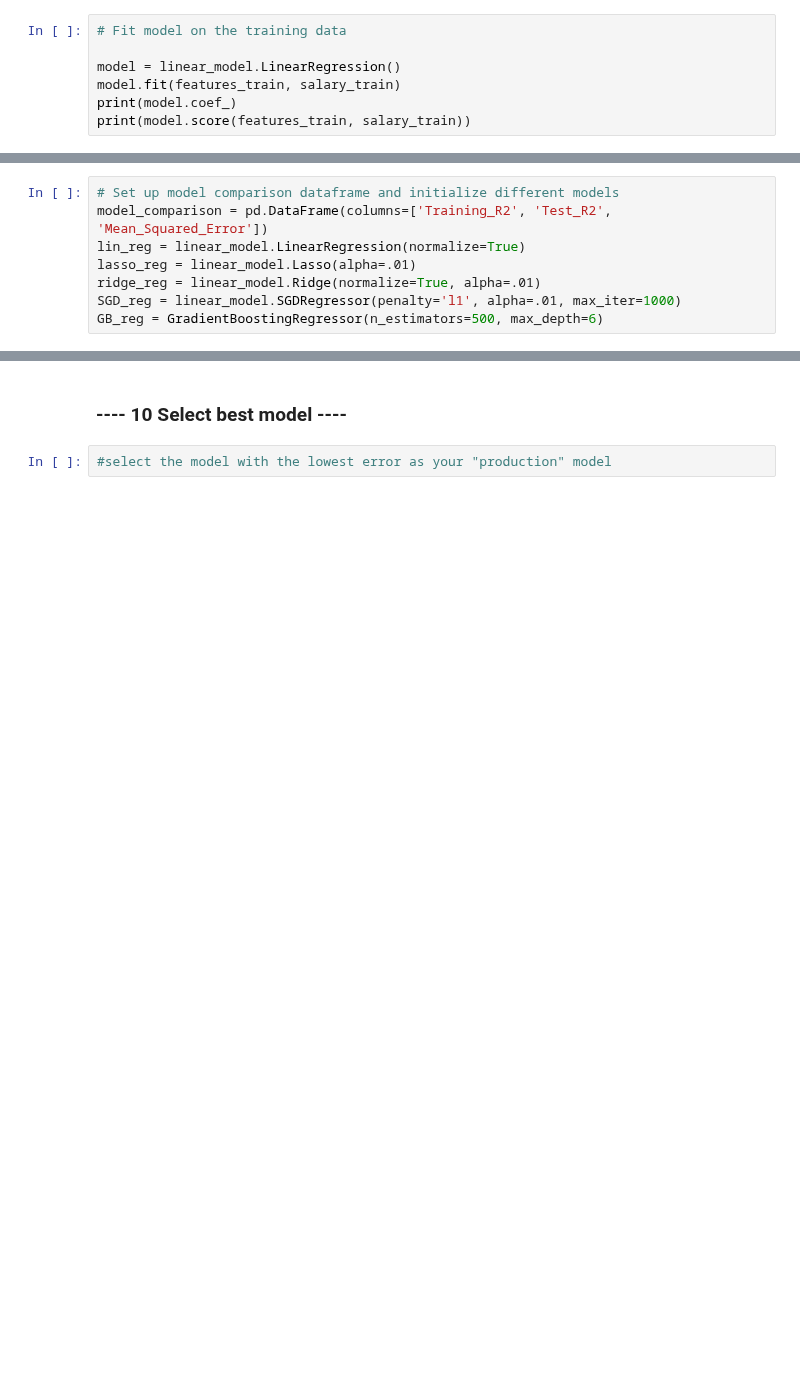
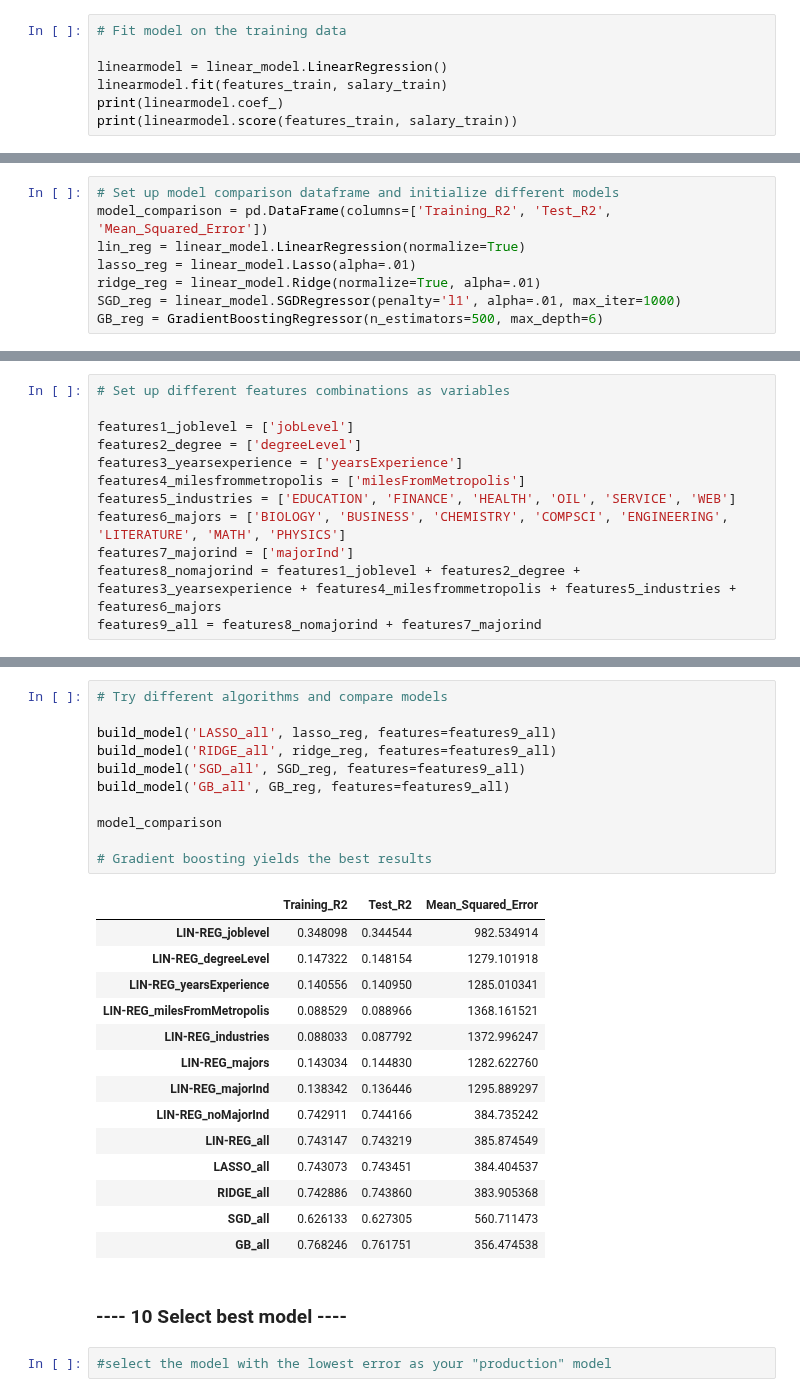
Before and after one commit to albert-ntiri/salary_prediction_project, a Jupyter notebook: Salary Prediction Notebook.ipynb, the cells around one changed output, grey strips where cells are left out. Cells and saved outputs as stored; diff of their text form; blank space fills up the shorter version.

Commit message:
refactored model building and testing section, selected best model.

```diff
--- a/Salary Prediction Notebook.ipynb
+++ b/Salary Prediction Notebook.ipynb
@@ -463,8 +463,8 @@ features_train
 # %%
 # Fit model on the training data
 
-model = linear_model.LinearRegression()
-model.fit(features_train, salary_train)
-print(model.coef_)
-print(model.score(features_train, salary_train))
+linearmodel = linear_model.LinearRegression()
+linearmodel.fit(features_train, salary_train)
+print(linearmodel.coef_)
+print(linearmodel.score(features_train, salary_train))
 # %% [output]
@@ -634,0 +572,12 @@ model_comparison
+# %%
+# Set up different features combinations as variables
+
+features1_joblevel = ['jobLevel']
+features2_degree = ['degreeLevel']
+features3_yearsexperience = ['yearsExperience']
+features4_milesfrommetropolis = ['milesFromMetropolis']
+features5_industries = ['EDUCATION', 'FINANCE', 'HEALTH', 'OIL', 'SERVICE', 'WEB']
+features6_majors = ['BIOLOGY', 'BUSINESS', 'CHEMISTRY', 'COMPSCI', 'ENGINEERING', 'LITERATURE', 'MATH', 'PHYSICS']
+features7_majorind = ['majorInd']
+features8_nomajorind = features1_joblevel + features2_degree + features3_yearsexperience + features4_milesfrommetropolis + features5_industries + features6_majors
+features9_all = features8_nomajorind + features7_majorind
@@ -635,3 +611,29 @@ model_comparison
+# %%
+# Try different algorithms and compare models
+
+build_model('LASSO_all', lasso_reg, features=features9_all)
+build_model('RIDGE_all', ridge_reg, features=features9_all)
+build_model('SGD_all', SGD_reg, features=features9_all)
+build_model('GB_all', GB_reg, features=features9_all)
+
+model_comparison
+
+# Gradient boosting yields the best results
+# %% [output]
+|  | Training_R2 | Test_R2 | Mean_Squared_Error |
+| LIN-REG_joblevel | 0.348098 | 0.344544 | 982.534914 |
+| LIN-REG_degreeLevel | 0.147322 | 0.148154 | 1279.101918 |
+| LIN-REG_yearsExperience | 0.140556 | 0.140950 | 1285.010341 |
+| LIN-REG_milesFromMetropolis | 0.088529 | 0.088966 | 1368.161521 |
+| LIN-REG_industries | 0.088033 | 0.087792 | 1372.996247 |
+| LIN-REG_majors | 0.143034 | 0.144830 | 1282.622760 |
+| LIN-REG_majorInd | 0.138342 | 0.136446 | 1295.889297 |
+| LIN-REG_noMajorInd | 0.742911 | 0.744166 | 384.735242 |
+| LIN-REG_all | 0.743147 | 0.743219 | 385.874549 |
+| LASSO_all | 0.743073 | 0.743451 | 384.404537 |
+| RIDGE_all | 0.742886 | 0.743860 | 383.905368 |
+| SGD_all | 0.626133 | 0.627305 | 560.711473 |
+| GB_all | 0.768246 | 0.761751 | 356.474538 |
 # %% [markdown]
 ### ---- 10 Select best model  ----
 # %%
```
Also changed, not shown: parts of 16 cells of this notebook.
